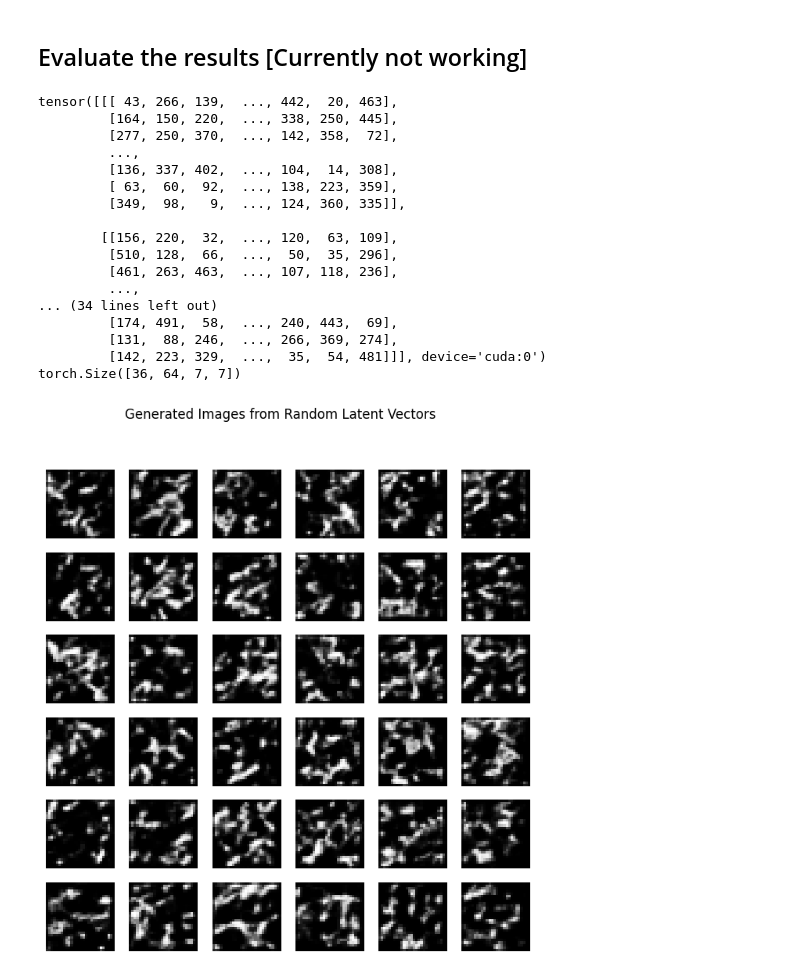
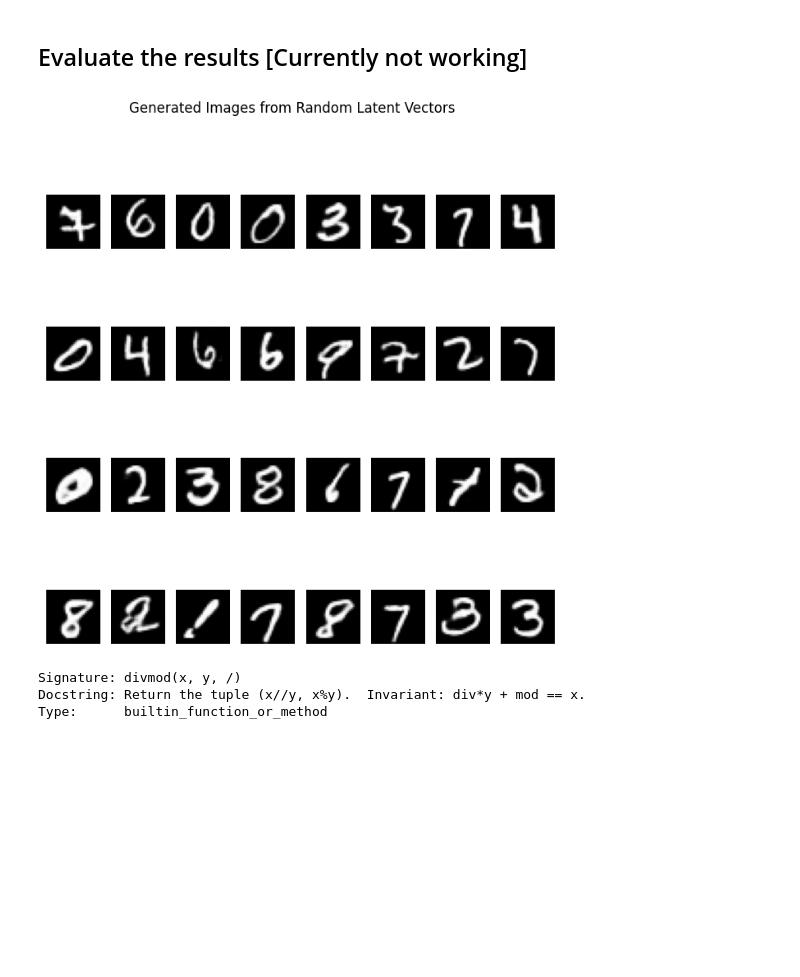
Before and after one commit to kishlaykumar1995/pytorch_implementations, a Jupyter notebook: VAE_MNIST/VQ-VAE.ipynb, the cells around one changed output. Saved outputs shown, nothing was run; the diff lists cells and outputs as text; code cells hidden in the pictures; blank space fills up the shorter version.

Commit message:
Added reconstruction from training batch

```diff
--- a/VAE_MNIST/VQ-VAE.ipynb
+++ b/VAE_MNIST/VQ-VAE.ipynb
@@ -93,7 +93,7 @@ class VQVAEDecoder(nn.Module):
 
 # VQ-VAE Model
 class VQVAE(nn.Module):
-    def __init__(self, embedding_dim=64, num_embeddings=512, commitment_cost=0.25):
+    def __init__(self, embedding_dim=64, num_embeddings=64, commitment_cost=0.25):
         super(VQVAE, self).__init__()
         self.encoder = VQVAEEncoder(embedding_dim)
         self.decoder = VQVAEDecoder(embedding_dim)
@@ -189,21 +163,18 @@ def generate_random_images(vqvae, num_images=64):
-# %%
-generate_random_images(vqvae, num_images=36)
-# %% [output]
-tensor([[[ 43, 266, 139,  ..., 442,  20, 463],
-         [164, 150, 220,  ..., 338, 250, 445],
-         [277, 250, 370,  ..., 142, 358,  72],
-         ...,
-         [136, 337, 402,  ..., 104,  14, 308],
-         [ 63,  60,  92,  ..., 138, 223, 359],
-         [349,  98,   9,  ..., 124, 360, 335]],
-
-        [[156, 220,  32,  ..., 120,  63, 109],
-         [510, 128,  66,  ...,  50,  35, 296],
-         [461, 263, 463,  ..., 107, 118, 236],
-         ...,
-... (34 lines left out)
-         [174, 491,  58,  ..., 240, 443,  69],
-         [131,  88, 246,  ..., 266, 369, 274],
-         [142, 223, 329,  ...,  35,  54, 481]]], device='cuda:0')
-torch.Size([36, 64, 7, 7])
-[figure, removed]
+# %%
+# Reconstructed images of a batch in the training set the generated images in an 8x8 grid
+fig, axes = plt.subplots(4, 8, figsize=(8, 8))
+for i in range(32):
+    row, col = divmod(i, 8)
+    axes[row, col].imshow(reconstructed[i][0].detach().cpu().numpy(), cmap='gray')
+    axes[row, col].axis('off')
+
+plt.suptitle('Generated Images from Random Latent Vectors')
+plt.show()
+# %% [output]
+[figure, added]
+# %%
+divmod?
+# %% [output]
+Signature: divmod(x, y, /)
+Docstring: Return the tuple (x//y, x%y).  Invariant: div*y + mod == x.
+Type:      builtin_function_or_method
```
Also changed, not shown: parts of 2 cells of this notebook.
